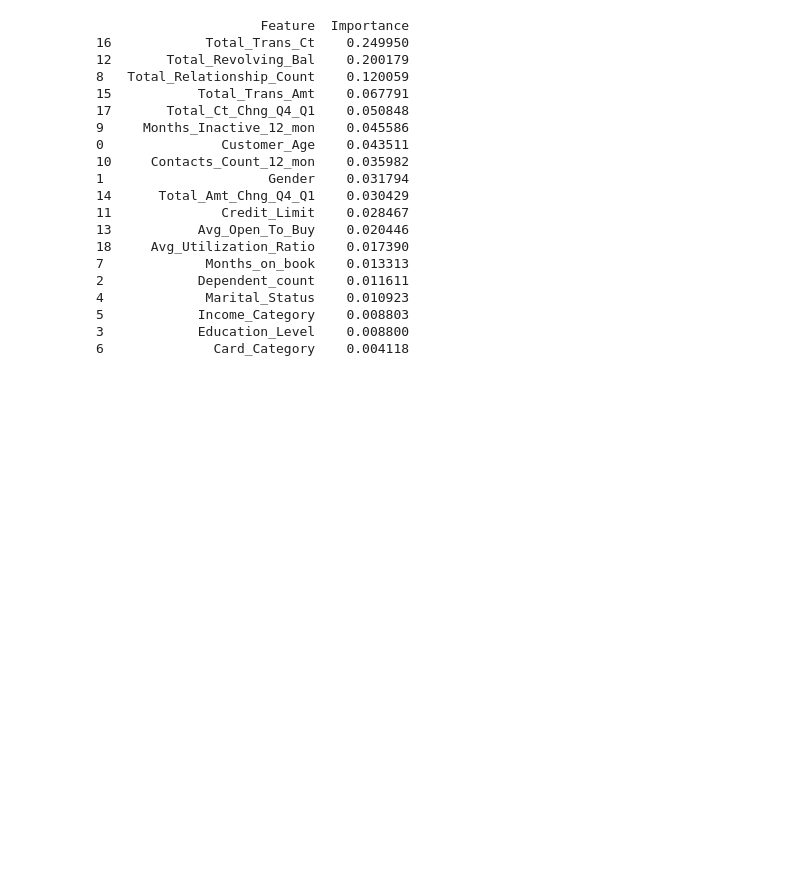
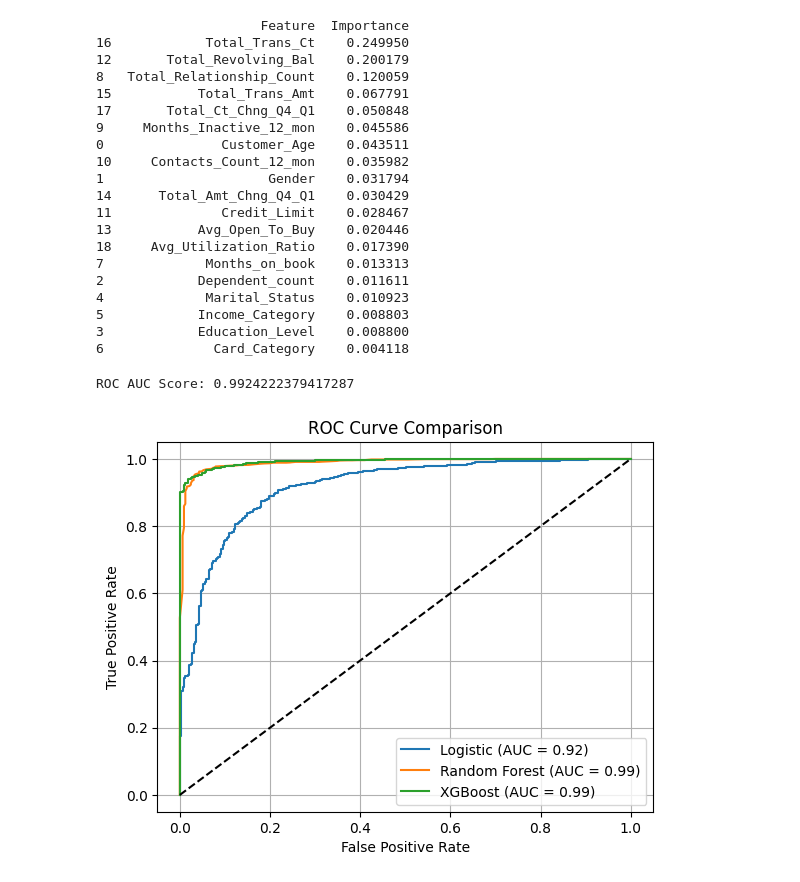
Before and after one commit to CobaltConcrete/DSAI-miniproject, a Jupyter notebook: BankChurn/Analysis.ipynb, the cells around one changed output. Cells and saved outputs as stored; diff of their text form; code cells hidden in the pictures; blank space fills up the shorter version.

```diff
--- a/BankChurn/Analysis.ipynb
+++ b/BankChurn/Analysis.ipynb
@@ -211,3 +227,43 @@ print(importance_df)
 5            Income_Category    0.008803
 3            Education_Level    0.008800
 6              Card_Category    0.004118
+# %%
+from sklearn.metrics import roc_auc_score
+
+y_prob = xgb.predict_proba(X_test)[:, 1]
+auc = roc_auc_score(y_test, y_prob)
+print("ROC AUC Score:", auc)
+# %% [output]
+ROC AUC Score: 0.9924222379417287
+# %%
+import matplotlib.pyplot as plt
+from sklearn.metrics import roc_curve, auc
+
+# Predict probabilities
+lr_probs = lr.predict_proba(X_test_scaled)[:, 1]  # Logistic Regression (scaled)
+rf_probs = rf.predict_proba(X_test)[:, 1]         # Random Forest (no scaling)
+xgb_probs = xgb.predict_proba(X_test)[:, 1]       # XGBoost (no scaling)
+
+# Calculate ROC curve and AUC
+lr_fpr, lr_tpr, _ = roc_curve(y_test, lr_probs)
+rf_fpr, rf_tpr, _ = roc_curve(y_test, rf_probs)
+xgb_fpr, xgb_tpr, _ = roc_curve(y_test, xgb_probs)
+
+lr_auc = auc(lr_fpr, lr_tpr)
+rf_auc = auc(rf_fpr, rf_tpr)
+xgb_auc = auc(xgb_fpr, xgb_tpr)
+
+# Plot
+plt.figure()
+plt.plot(lr_fpr, lr_tpr, label=f'Logistic (AUC = {lr_auc:.2f})')
+plt.plot(rf_fpr, rf_tpr, label=f'Random Forest (AUC = {rf_auc:.2f})')
+plt.plot(xgb_fpr, xgb_tpr, label=f'XGBoost (AUC = {xgb_auc:.2f})')
+plt.plot([0, 1], [0, 1], 'k--')  # Diagonal (random)
+plt.xlabel('False Positive Rate')
+plt.ylabel('True Positive Rate')
+plt.title('ROC Curve Comparison')
+plt.legend(loc='lower right')
+plt.grid(True)
+plt.show()
+# %% [output]
+[figure, added]
```
Also changed, not shown: parts of 8 cells of this notebook.
